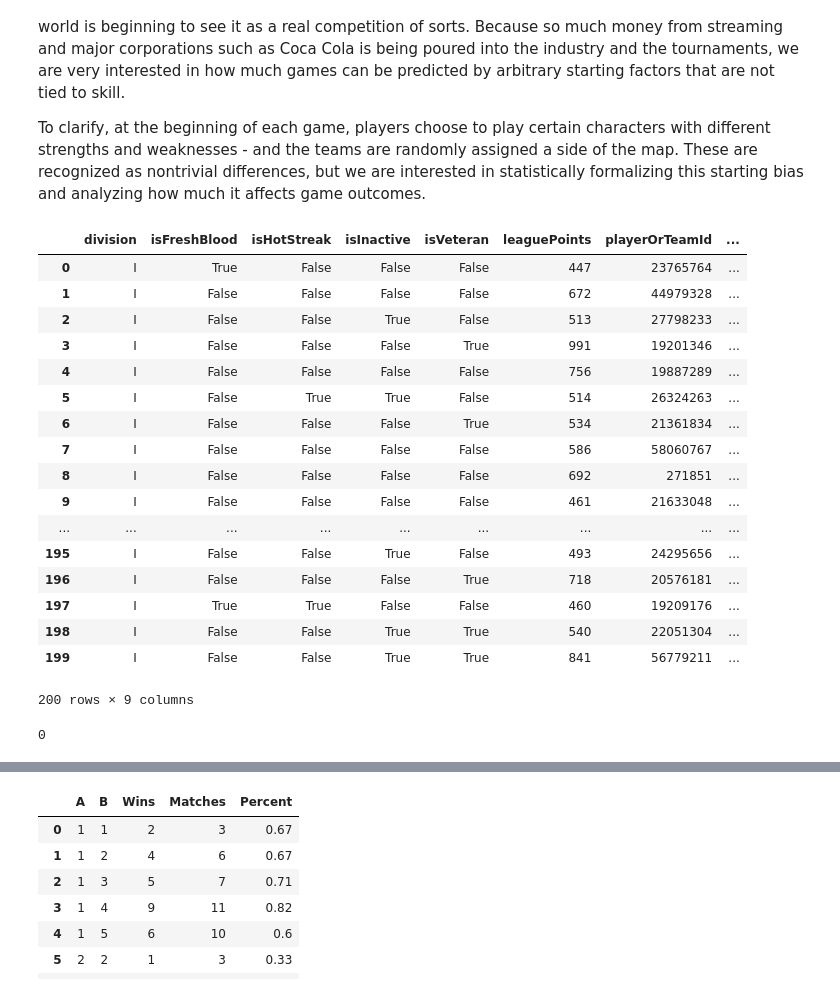
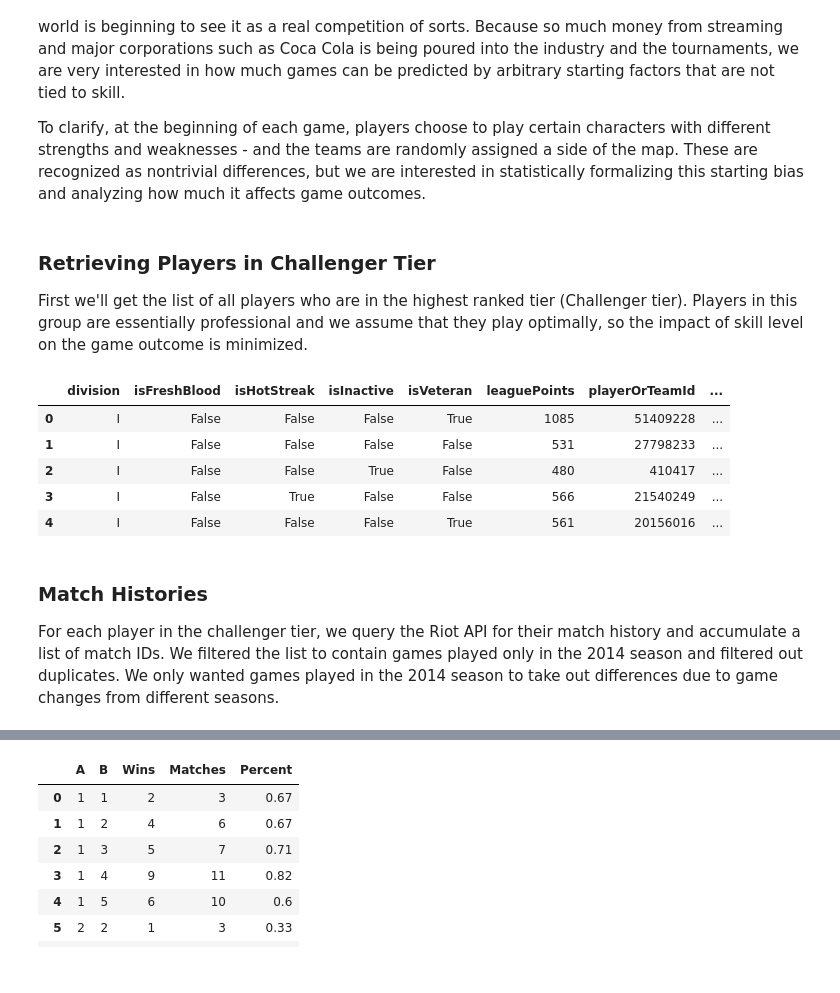
Before and after one commit to georgewu2/cs109-project, a Jupyter notebook: DataOfLegends.ipynb, the cells around one changed output, grey strips where cells are left out. Drawn from its saved outputs; the diff is of its cells as text; code cells hidden in the pictures.

```diff
--- a/DataOfLegends.ipynb
+++ b/DataOfLegends.ipynb
@@ -20,44 +22,23 @@ import matplotlib.pyplot as plt
 
 api_key = 'c977fbae-0c60-4d6c-a3dc-ee1b305dbdd7'
+# %% [markdown]
+### Retrieving Players in Challenger Tier
+First we'll get the list of all players who are in the highest ranked tier (Challenger tier). Players in this group are essentially professional and we assume that they play optimally, so the impact of skill level on the game outcome is minimized.
 # %%
 # get all player IDs in "challenger" (professional) level of play
 url = 'https://na.api.pvp.net/api/lol/na/v2.5/league/challenger?type=RANKED_SOLO_5x5&api_key=' + api_key
 data = requests.get(url).json()
 
 summoners = data['entries']
 summoner_df = pd.read_json(json.dumps(summoners))
-summoner_df
+summoner_df.head()
 # %% [output]
 |  | division | isFreshBlood | isHotStreak | isInactive | isVeteran | leaguePoints | playerOrTeamId | ... |
-| 0 | I | True | False | False | False | 447 | 23765764 | ... |
-| 1 | I | False | False | False | False | 672 | 44979328 | ... |
-| 2 | I | False | False | True | False | 513 | 27798233 | ... |
-| 3 | I | False | False | False | True | 991 | 19201346 | ... |
-| 4 | I | False | False | False | False | 756 | 19887289 | ... |
-| 5 | I | False | True | True | False | 514 | 26324263 | ... |
-| 6 | I | False | False | False | True | 534 | 21361834 | ... |
-| 7 | I | False | False | False | False | 586 | 58060767 | ... |
-| 8 | I | False | False | False | False | 692 | 271851 | ... |
-| 9 | I | False | False | False | False | 461 | 21633048 | ... |
-| ... | ... | ... | ... | ... | ... | ... | ... | ... |
-| 195 | I | False | False | True | False | 493 | 24295656 | ... |
-| 196 | I | False | False | False | True | 718 | 20576181 | ... |
-| 197 | I | True | True | False | False | 460 | 19209176 | ... |
-| 198 | I | False | False | True | True | 540 | 22051304 | ... |
-| 199 | I | False | False | True | True | 841 | 56779211 | ... |
+| 0 | I | False | False | False | True | 1085 | 51409228 | ... |
+| 1 | I | False | False | False | False | 531 | 27798233 | ... |
+| 2 | I | False | False | True | False | 480 | 410417 | ... |
+| 3 | I | False | True | False | False | 566 | 21540249 | ... |
+| 4 | I | False | False | False | True | 561 | 20156016 | ... |
-200 rows × 9 columns
-# %%
-# get match histories of all professional-level players
-players = summoner_df["playerOrTeamId"].tolist()
-url = "https://na.api.pvp.net/api/lol/na/v2.5/matchhistory/{summonerId}"
-match_data = 0
-for p in players:
-    index = 0
-    while():
-        url = "https://na.api.pvp.net/api/lol/na/v2.2/matchhistory/" + str(p) + "?beginIndex=" + index + "&endIndex=" + (index + 15) + "&api_key=" + api_key
-        match_data = requests.get(url).json()
-        break
-
-match_data
-# %% [output]
-0
+# %% [markdown]
+### Match Histories
+For each player in the challenger tier, we query the Riot API for their match history and accumulate a list of match IDs. We filtered the list to contain games played only in the 2014 season and filtered out duplicates. We only wanted games played in the 2014 season to take out differences due to game changes from different seasons.
```
Also changed, not shown: parts of 19 cells of this notebook.
